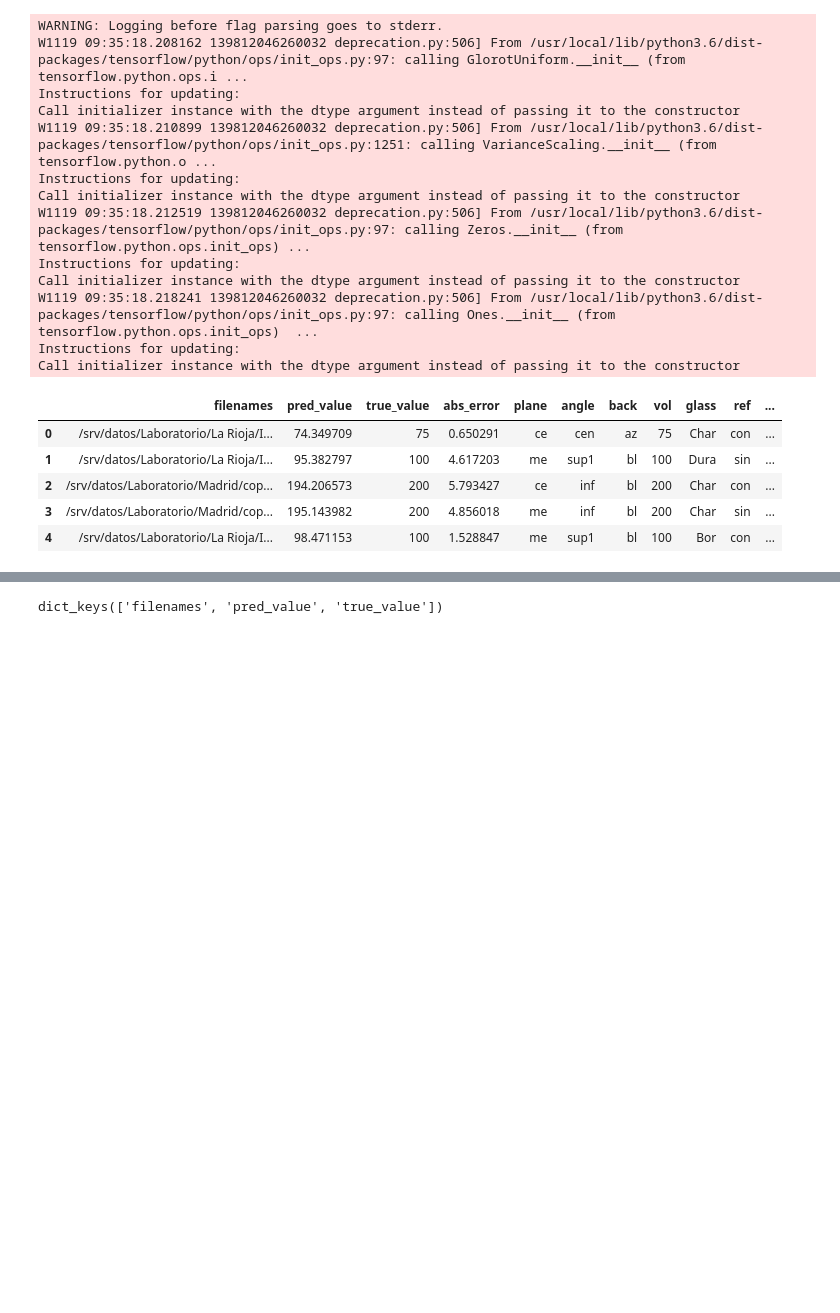
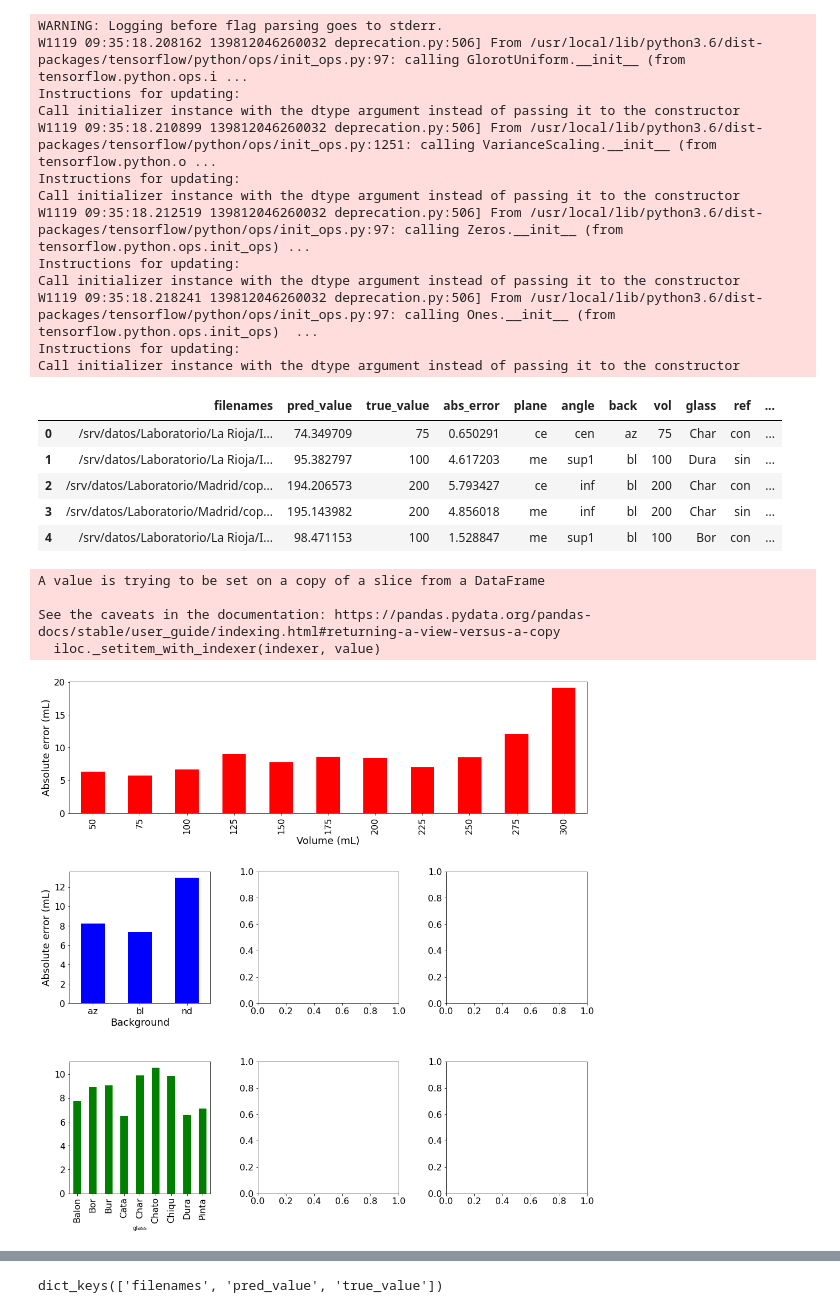
Before and after one commit to MiriamCobo/BrainGut-WineUp, a Jupyter notebook: notebooks/CopasVasosAll_AbsError.ipynb, the cells around one changed output, grey strips where cells are left out. Cells and saved outputs as stored; diff of their text form; code cells hidden in the pictures; blank space fills up the shorter version.

```diff
--- a/notebooks/CopasVasosAll_AbsError.ipynb
+++ b/notebooks/CopasVasosAll_AbsError.ipynb
@@ -74,3 +74,60 @@ df_pred.head(5)
 | 2 | /srv/datos/Laboratorio/Madrid/cop... | 194.206573 | 200 | 5.793427 | ce | inf | bl | 200 | Char | con | ... |
 | 3 | /srv/datos/Laboratorio/Madrid/cop... | 195.143982 | 200 | 4.856018 | me | inf | bl | 200 | Char | sin | ... |
 | 4 | /srv/datos/Laboratorio/La Rioja/I... | 98.471153 | 100 | 1.528847 | me | sup1 | bl | 100 | Bor | con | ... |
+# %%
+df_pred['vol']=df_pred.vol.astype(int)
+df_pred['rel_error']=df_pred.abs_error/df_pred.vol
+# %%
+# group by vol
+df_vols=df_pred.groupby(['vol'], as_index=False)['abs_error'].mean()
+df_backs=df_pred.groupby(['back'], as_index=False)['abs_error'].mean()
+df_planes=df_pred.groupby(['plane'], as_index=False)['abs_error'].mean()
+df_angles=df_pred.groupby(['angle'], as_index=False)['abs_error'].mean()
+df_glasses=df_pred.groupby(['glass'], as_index=False)['abs_error'].mean()
+# %%
+# rename values
+df_backs['back'].loc[(df_backs['back'] == 'nd')] = 'outside'
+df_backs['back'].loc[(df_backs['back'] == 'bl')] = 'white'
+df_backs['back'].loc[(df_backs['back'] == 'az')] = 'blue'
+# %% [output]
+A value is trying to be set on a copy of a slice from a DataFrame
+
+See the caveats in the documentation: https://pandas.pydata.org/pandas-docs/stable/user_guide/indexing.html#returning-a-view-versus-a-copy
+  iloc._setitem_with_indexer(indexer, value)
+# %%
+figsize = 5
+
+fig, axs = plt.subplots(3, 3, figsize=(figsize*3, figsize*3))
+
+gs = axs[0, 0].get_gridspec()
+# remove the underlying axes
+for ax in axs[0, 0:]:
+    ax.remove()
+axbig = fig.add_subplot(gs[0, 0:])
+
+df_vols.plot.bar(x='vol', y='abs_error', ax=axbig, color=['red'], legend=None)
+axbig.set_xlabel('Volume (mL)', fontsize=18)
+axbig.set_ylabel('Absolute error (mL)', fontsize=18)
+axbig.tick_params(axis='x', rotation=90)
+axbig.tick_params(axis='both', which='major', labelsize=16)
+
+axs = axs.T.flatten()
+axs = axs[1:]
+
+df_backs.plot.bar(x='back', y='abs_error', ax=axs[0], color=['blue'], legend=None)
+axs[0].set_xlabel('Background', fontsize=18)
+axs[0].set_ylabel('Absolute error (mL)', fontsize=18)
+axs[0].tick_params(axis='x', rotation=0)
+
+df_glasses.plot.bar(x='glass', y='abs_error', ax=axs[1], color=['green'], legend=None)
+axs[2].set_xlabel('Glass', fontsize=18)
+axs[2].set_ylabel('Absolute error (mL)', fontsize=18)
+axs[2].tick_params(axis='x', rotation=0)
+
+for ax in axs:
+    ax.tick_params(axis='both', which='major', labelsize=16)
+
+fig.tight_layout(pad=4.0)
+# plt.savefig('/srv/image-results/abs_error.pdf',bbox_inches='tight')
+# %% [output]
+[figure, added]
```
Also changed, not shown: parts of 1 cell of this notebook.
